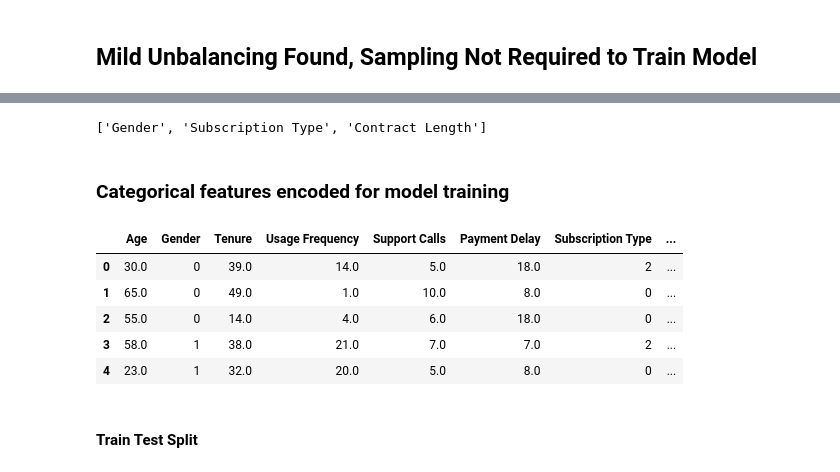
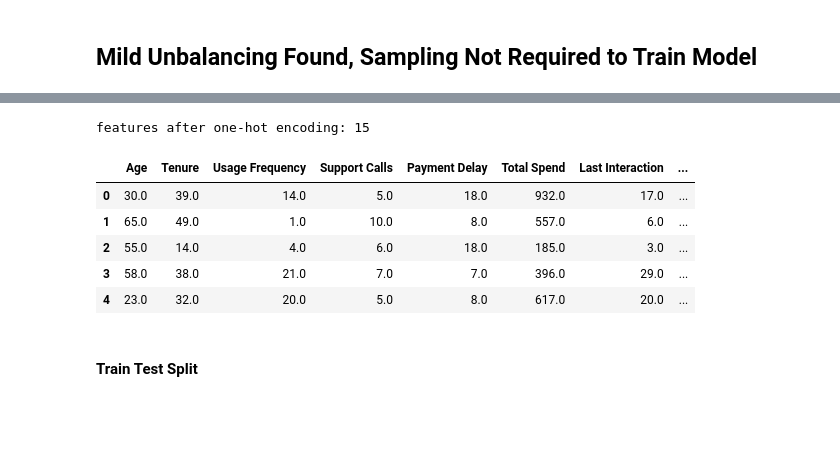
Before and after one commit to ratul-sraj/churn-pred, a Jupyter notebook: Churn Pred.ipynb, the cells around one changed output, grey strips where cells are left out. Cells and saved outputs as stored; diff of their text form; code cells hidden in the pictures; blank space fills up the shorter version.

```diff
--- a/Churn Pred.ipynb
+++ b/Churn Pred.ipynb
@@ -133,18 +148,0 @@ categorical_features = df.select_dtypes(include=['object','category']).columns.t
-# %%
-categorical_features
-# %% [output]
-['Gender', 'Subscription Type', 'Contract Length']
-# %% [markdown]
-### Categorical features encoded for model training
-# %%
-for feature in categorical_features:
-    df[feature] = LabelEncoder().fit_transform(df[feature])
-# %%
-df.head()
-# %% [output]
-|  | Age | Gender | Tenure | Usage Frequency | Support Calls | Payment Delay | Subscription Type | ... |
-| 0 | 30.0 | 0 | 39.0 | 14.0 | 5.0 | 18.0 | 2 | ... |
-| 1 | 65.0 | 0 | 49.0 | 1.0 | 10.0 | 8.0 | 0 | ... |
-| 2 | 55.0 | 0 | 14.0 | 4.0 | 6.0 | 18.0 | 0 | ... |
-| 3 | 58.0 | 1 | 38.0 | 21.0 | 7.0 | 7.0 | 2 | ... |
-| 4 | 23.0 | 1 | 32.0 | 20.0 | 5.0 | 8.0 | 0 | ... |
@@ -154,2 +149,17 @@ warnings.filterwarnings("ignore")
+# %%
+# One-hot encode the nominal columns. Churn is the target, never a feature.
+categorical_features = [c for c in categorical_features if c != "Churn"]
+
+df = pd.get_dummies(df, columns=categorical_features)
+print("features after one-hot encoding:", df.shape[1] - 1)
+df.head()
+# %% [output]
+features after one-hot encoding: 15
+|  | Age | Tenure | Usage Frequency | Support Calls | Payment Delay | Total Spend | Last Interaction | ... |
+| 0 | 30.0 | 39.0 | 14.0 | 5.0 | 18.0 | 932.0 | 17.0 | ... |
+| 1 | 65.0 | 49.0 | 1.0 | 10.0 | 8.0 | 557.0 | 6.0 | ... |
+| 2 | 55.0 | 14.0 | 4.0 | 6.0 | 18.0 | 185.0 | 3.0 | ... |
+| 3 | 58.0 | 38.0 | 21.0 | 7.0 | 7.0 | 396.0 | 29.0 | ... |
+| 4 | 23.0 | 32.0 | 20.0 | 5.0 | 8.0 | 617.0 | 20.0 | ... |
 # %% [markdown]
 #### Train Test Split
```
Also changed, not shown: parts of 35 cells of this notebook, 1 other file.
